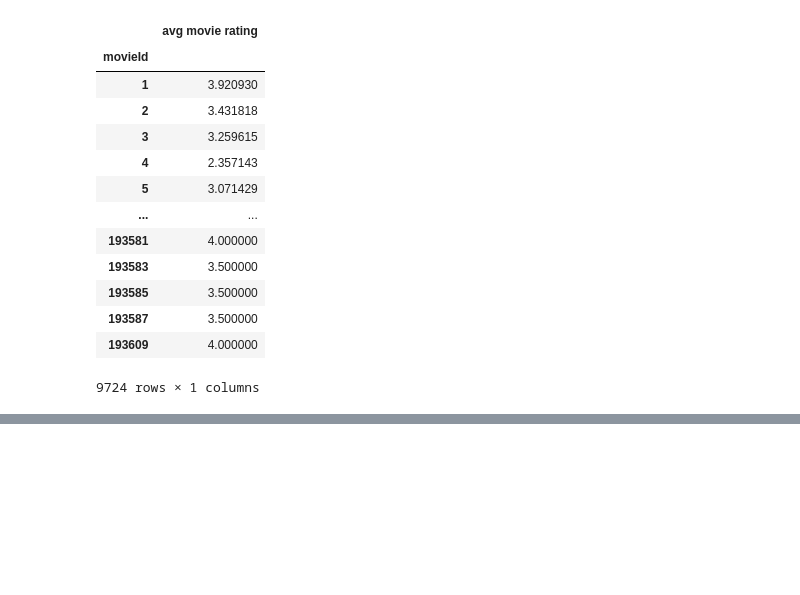
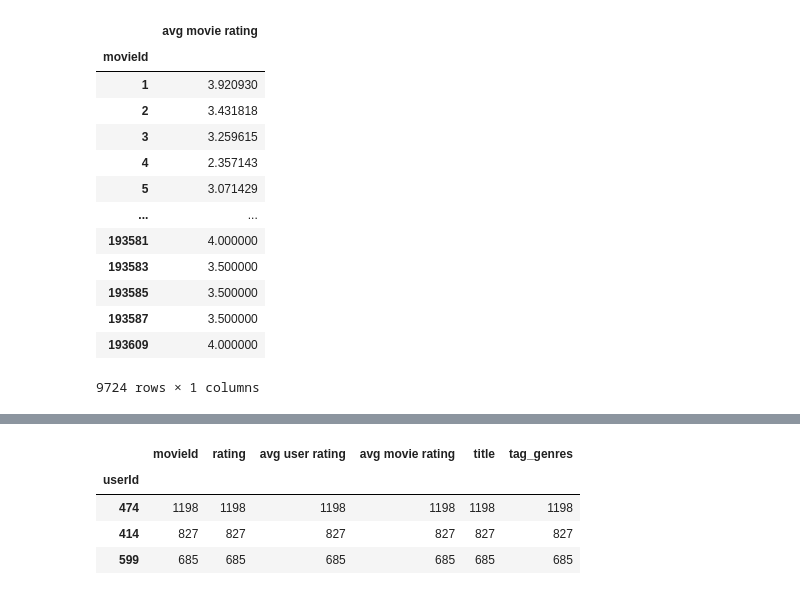
Before and after one commit to tmoseev/studying, a Jupyter notebook: recommended/recom_based_on_content.ipynb, the cells around one changed output, grey strips where cells are left out. Cells and saved outputs as stored; diff of their text form; code cells hidden in the pictures; blank space fills up the shorter version.

```diff
--- a/recommended/recom_based_on_content.ipynb
+++ b/recommended/recom_based_on_content.ipynb
@@ -249,3 +254,12 @@ avg movie rating     752
 title               1554
 tag_genres          1387
 dtype: int64
+# %%
+#Найдем пользователя с самым большим количеством оценок
+df.groupby('userId').agg('count').sort_values('rating', ascending = False).head(3)
+# %% [output]
+|  | movieId | rating | avg user rating | avg movie rating | title | tag_genres |
+| userId |  |  |  |  |  |  |
+| 474 | 1198 | 1198 | 1198 | 1198 | 1198 | 1198 |
+| 414 | 827 | 827 | 827 | 827 | 827 | 827 |
+| 599 | 685 | 685 | 685 | 685 | 685 | 685 |
```
Also changed, not shown: parts of 12 cells of this notebook.
